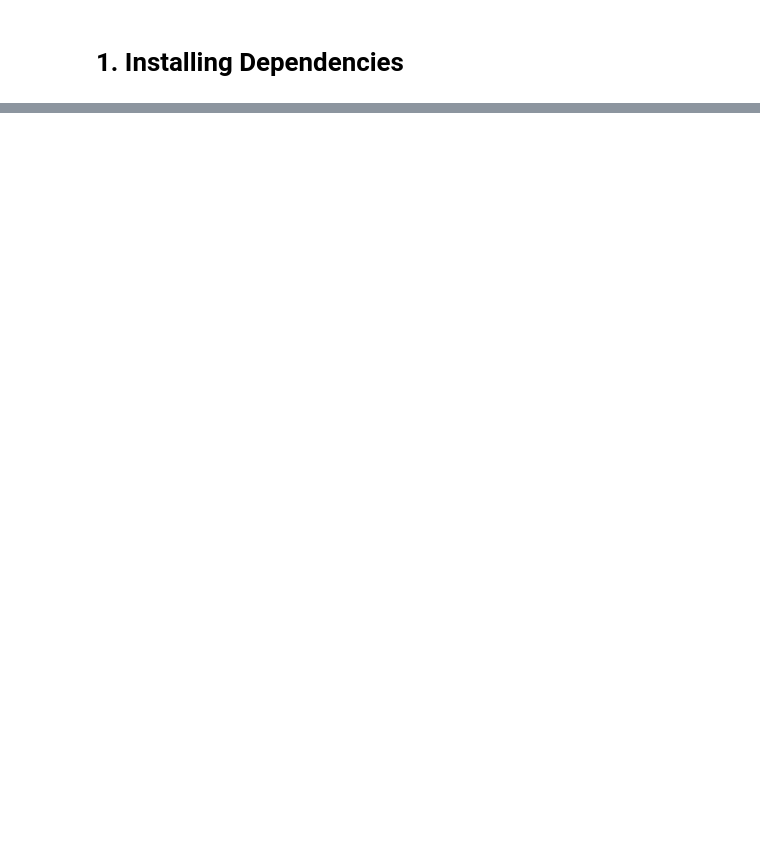
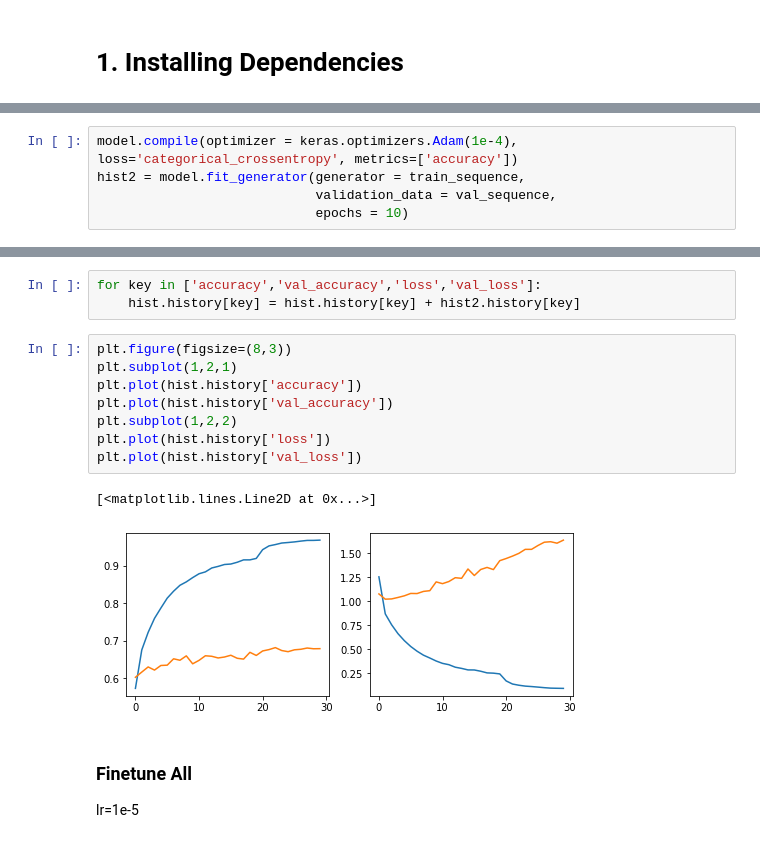
Before and after one commit to andr3wV/CoreMLEmotionDetect, a Jupyter notebook: facial-expression-recognition.ipynb, the cells around one changed output, grey strips where cells are left out. Saved outputs shown, nothing was run; the diff lists cells and outputs as text; blank space fills up the shorter version.

```diff
--- a/facial-expression-recognition.ipynb
+++ b/facial-expression-recognition.ipynb
@@ -286,0 +319,5 @@ plot_compare_distributions(test_labels, pred_test_labels3, title1='Test Labels',
+# %%
+model.compile(optimizer = keras.optimizers.Adam(1e-4), loss='categorical_crossentropy', metrics=['accuracy'])
+hist2 = model.fit_generator(generator = train_sequence,
+                            validation_data = val_sequence,
+                            epochs = 10)
@@ -286,0 +345,17 @@ plot_compare_distributions(test_labels, pred_test_labels3, title1='Test Labels',
+# %%
+for key in ['accuracy','val_accuracy','loss','val_loss']:
+    hist.history[key] = hist.history[key] + hist2.history[key]
+# %%
+plt.figure(figsize=(8,3))
+plt.subplot(1,2,1)
+plt.plot(hist.history['accuracy'])
+plt.plot(hist.history['val_accuracy'])
+plt.subplot(1,2,2)
+plt.plot(hist.history['loss'])
+plt.plot(hist.history['val_loss'])
+# %% [output]
+[<matplotlib.lines.Line2D at 0x...>]
+[figure, added]
+# %% [markdown]
+### Finetune All
+lr=1e-5
```
Also changed, not shown: parts of 96 cells of this notebook.
